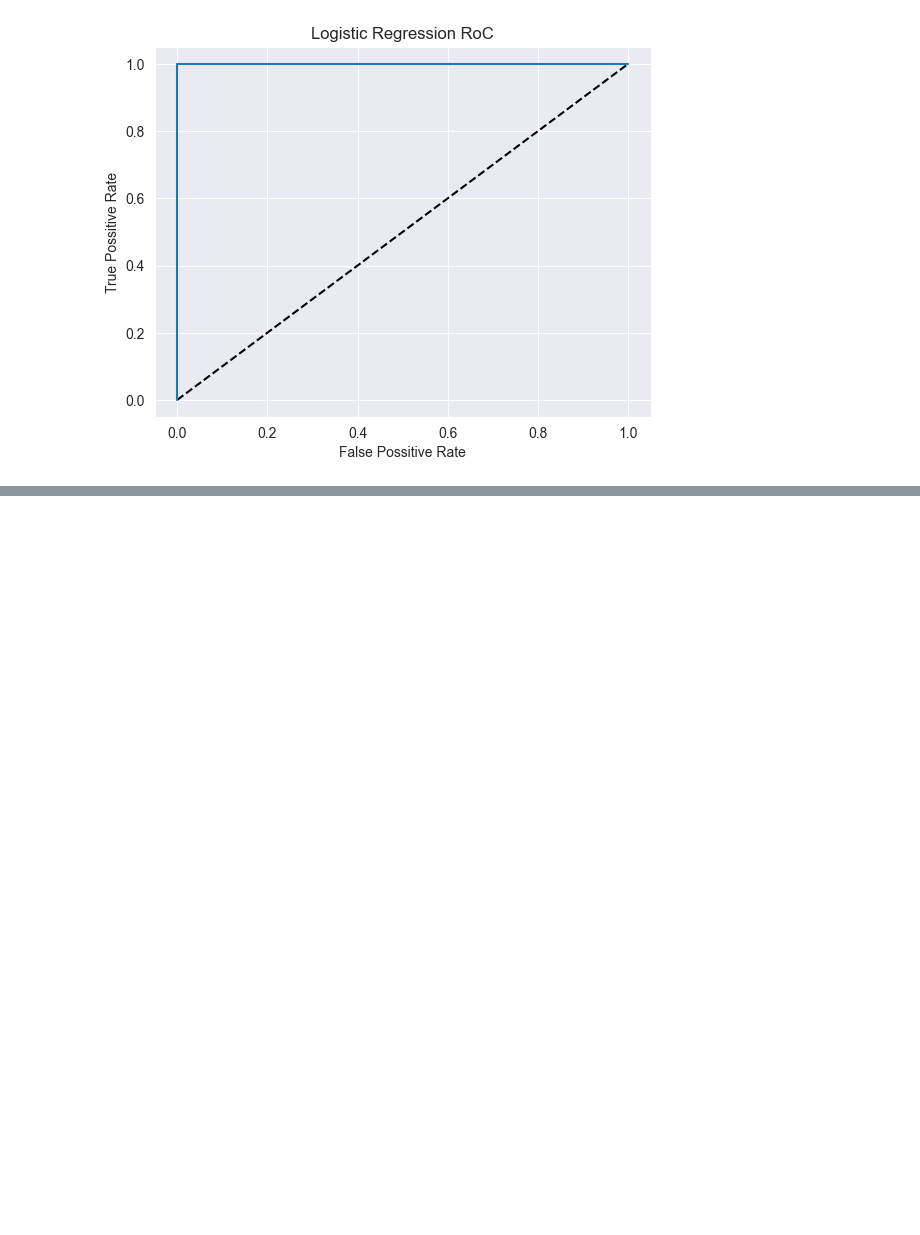
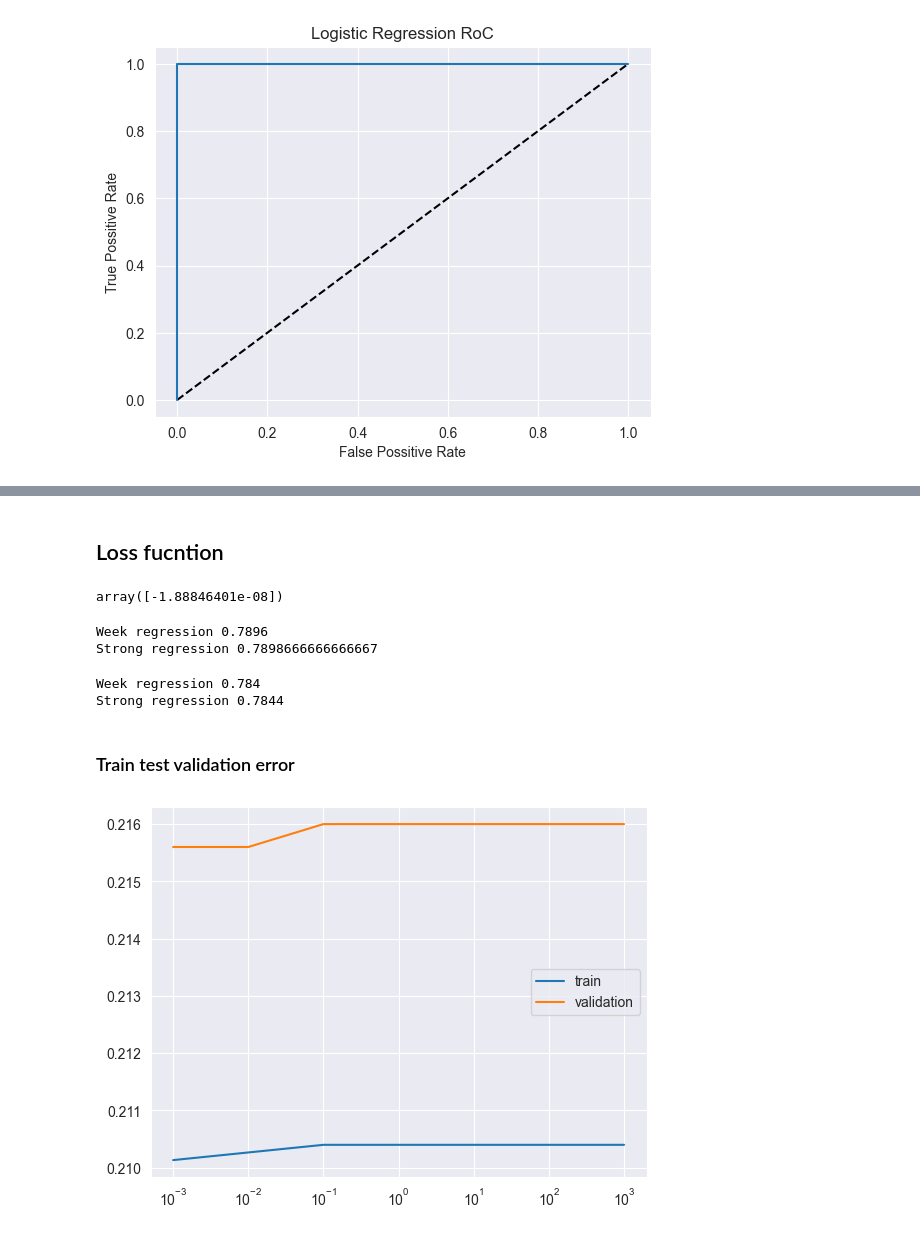
Before and after one commit to Vengadesh58/Supervised_Machine_Learning, a Jupyter notebook: bank/bank_analysis.ipynb, the cells around one changed output, grey strips where cells are left out. Cells and saved outputs as stored; diff of their text form; code cells hidden in the pictures; blank space fills up the shorter version.

```diff
--- a/bank/bank_analysis.ipynb
+++ b/bank/bank_analysis.ipynb
@@ -302,0 +323,54 @@ plt.show()
+# %% [markdown]
+## Loss fucntion
+# %%
+from scipy.optimize import minimize
+
+minimize(np.square,0).x
+
+minimize(np.square,2).x
+# %% [output]
+array([-1.88846401e-08])
+# %%
+from sklearn.linear_model import LogisticRegression
+
+lr_week = LogisticRegression(C=100)
+lr_strong = LogisticRegression(C=0.001)
+
+lr_week.fit(X_train,y_train)
+lr_strong.fit(X_train,y_train)
+
+print("Week regression",lr_week.score(X_train,y_train))
+print("Strong regression",lr_strong.score(X_train,y_train))
+# %% [output]
+Week regression 0.7896
+Strong regression 0.7898666666666667
+# %%
+print("Week regression",lr_week.score(X_test,y_test))
+print("Strong regression",lr_strong.score(X_test,y_test))
+# %% [output]
+Week regression 0.784
+Strong regression 0.7844
+# %% [markdown]
+### Train test validation error
+# %%
+# Train and validaton errors initialized as empty list
+train_errs = list()
+valid_errs = list()
+
+C_values = [0.001, 0.01, 0.1, 1, 10, 100, 1000]
+# Loop over values of C_value
+for C_value in [0.001, 0.01, 0.1, 1, 10, 100, 1000]:
+    # Create LogisticRegression object and fit
+    lr = LogisticRegression(C = C_value)
+    lr.fit(X_train,y_train)
+
+    # Evaluate error rates and append to lists
+    train_errs.append( 1.0 - lr.score(X_train,y_train) )
+    valid_errs.append( 1.0 - lr.score(X_test,y_test) )
+
+# Plot results
+plt.semilogx(C_values, train_errs, C_values, valid_errs)
+plt.legend(("train", "validation"))
+plt.show()
+# %% [output]
+[figure, added]
```
Also changed, not shown: parts of 9 cells of this notebook, 9 other files.
